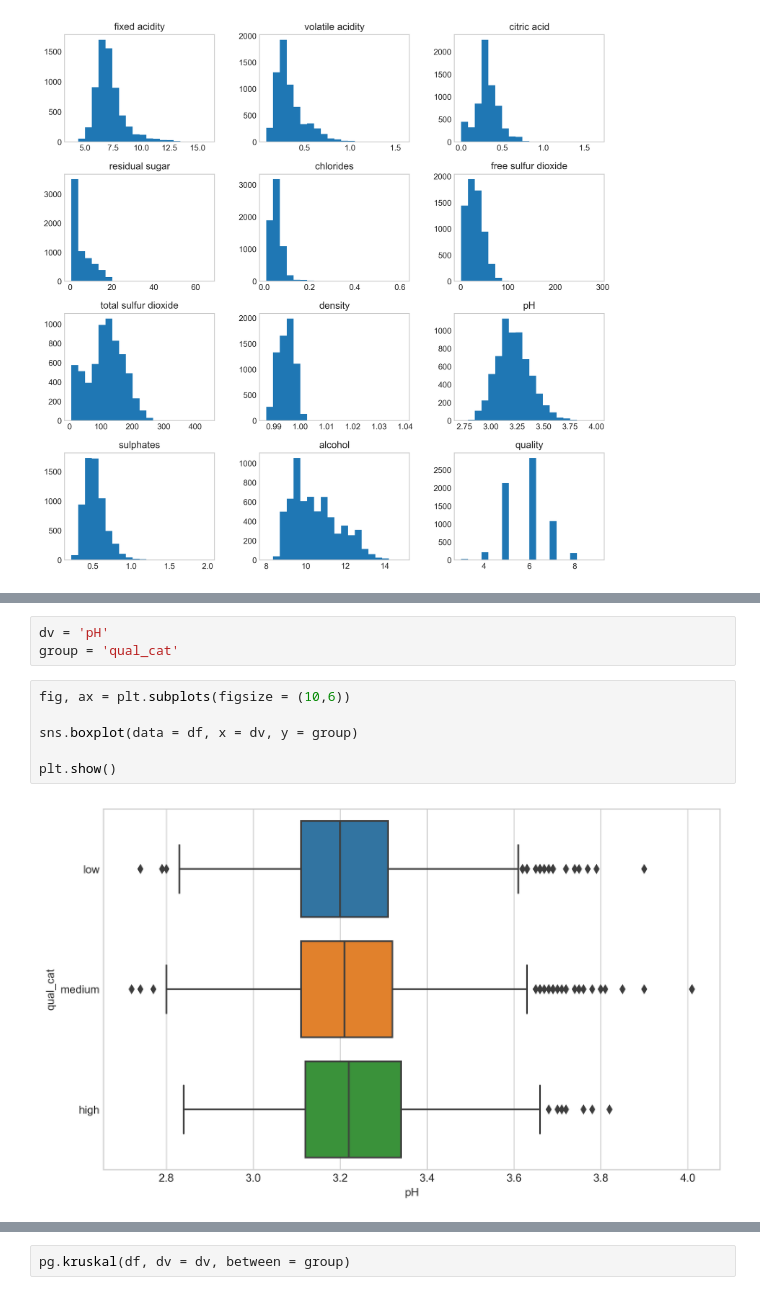
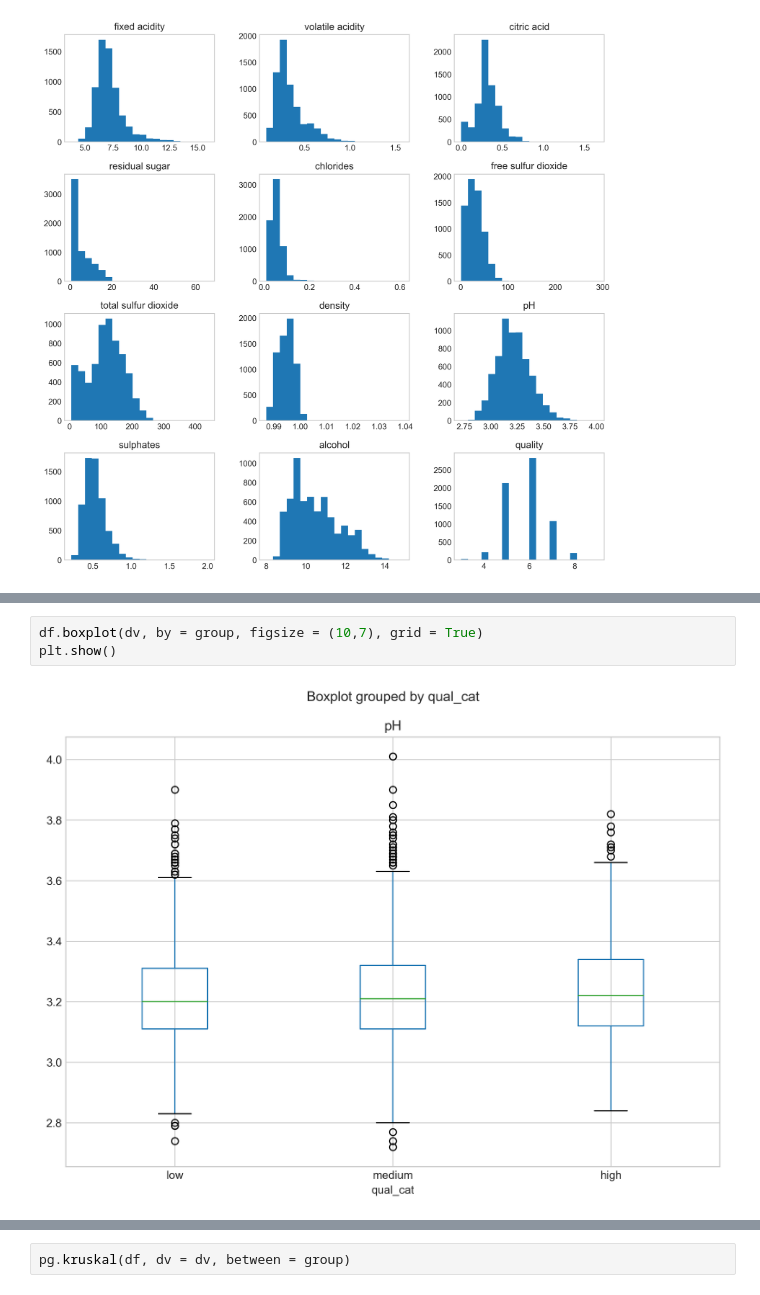
Before and after one commit to derevirn/hypothesis-test, a Jupyter notebook: hypothesis.ipynb, the cells around one changed output, grey strips where cells are left out. Cells and saved outputs as stored; diff of their text form.

```diff
--- a/hypothesis.ipynb
+++ b/hypothesis.ipynb
@@ -33,16 +56,10 @@ df.groupby('qual_cat').median()
 | low | 7.1 | 0.3375 | 0.295 | 2.9 | 0.052 | 26.0 | ... |
 | medium | 6.9 | 0.2700 | 0.310 | 3.1 | 0.046 | 29.0 | ... |
 | high | 6.9 | 0.2700 | 0.320 | 2.9 | 0.039 | 31.0 | ... |
-# %%
-dv = 'pH'
-group = 'qual_cat'
-# %%
-fig, ax = plt.subplots(figsize = (10,6))
-
-sns.boxplot(data = df, x = dv, y = group)
-
-plt.show()
-# %% [output]
-[figure, removed]
+# %%
+df.boxplot(dv, by = group, figsize = (10,7), grid = True)
+plt.show()
+# %% [output]
+[figure, added]
 # %%
 fig, ax = plt.subplots(figsize = (10, 7))
```
Also changed, not shown: parts of 9 cells of this notebook, 1 other file.
